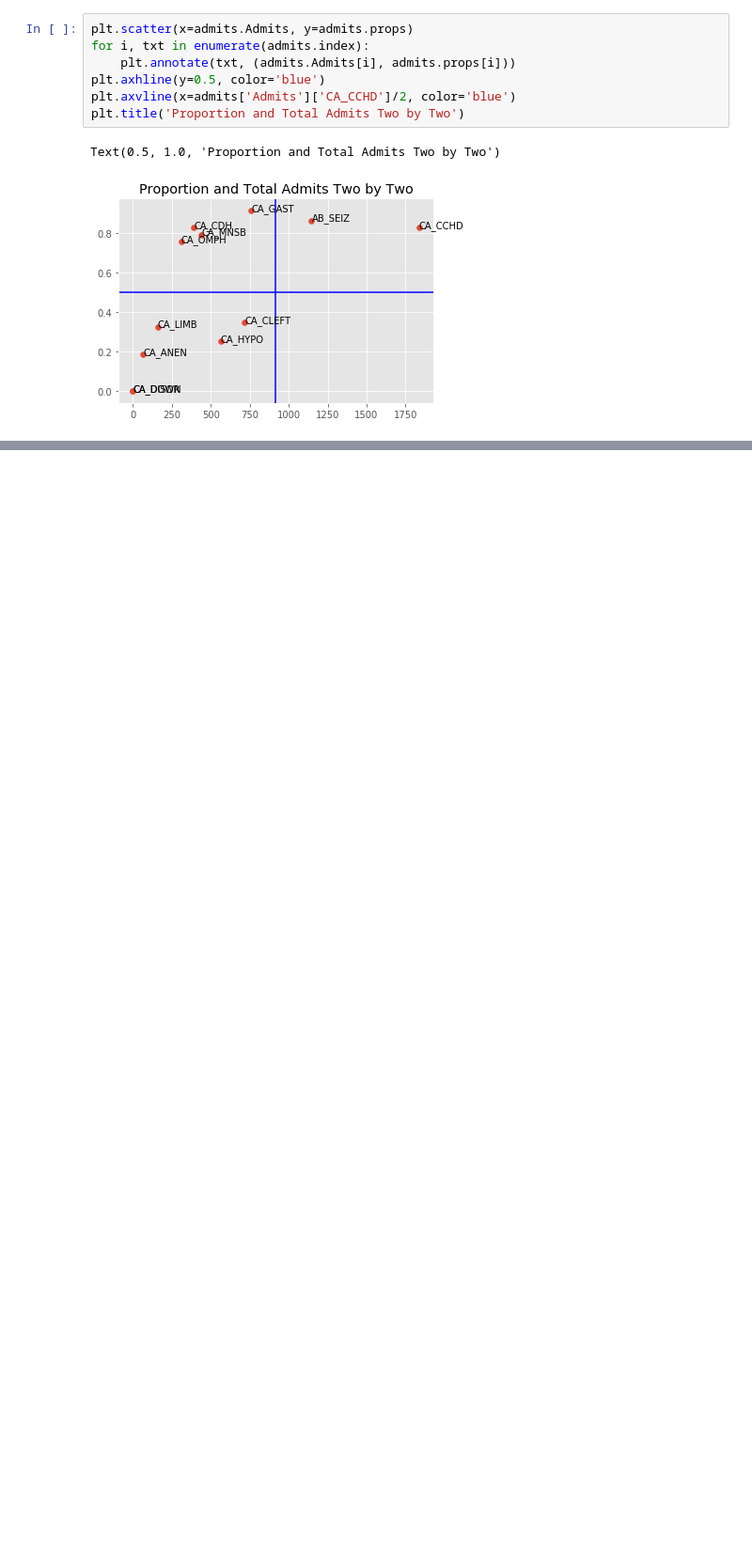
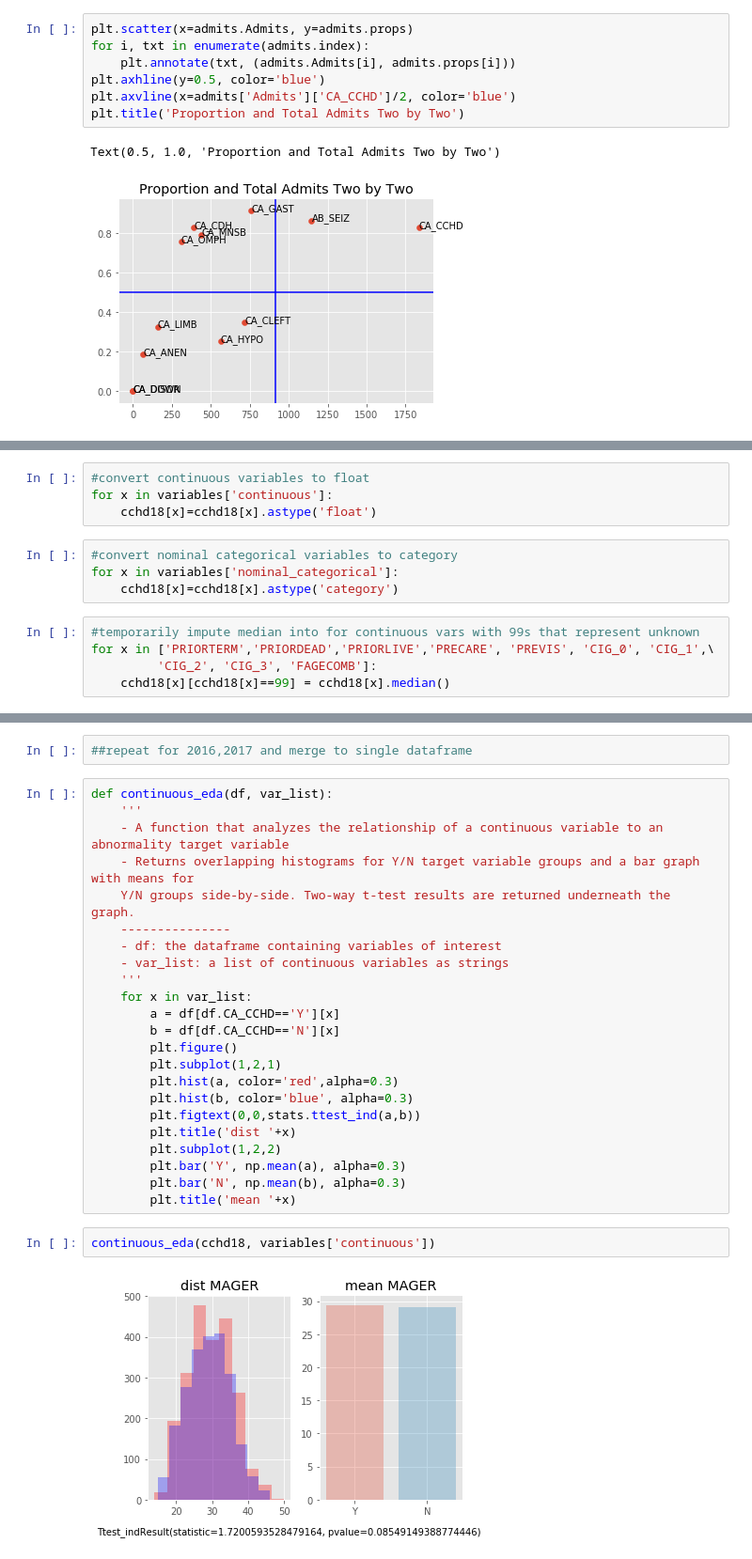
Before and after one commit to AronBerke/CDC_Natality_Analysis, a Jupyter notebook: Aron/SQL_Connection_and_Initial_Analysis.ipynb, the cells around one changed output, grey strips where cells are left out. Shown at 94% size. Drawn from its saved outputs; the diff is of its cells as text; blank space fills up the shorter version.

Commit message:
updated EDA for cchd

```diff
--- a/Aron/SQL_Connection_and_Initial_Analysis.ipynb
+++ b/Aron/SQL_Connection_and_Initial_Analysis.ipynb
@@ -96,0 +156,13 @@ Text(0.5, 1.0, 'Proportion and Total Admits Two by Two')
+# %%
+#convert continuous variables to float
+for x in variables['continuous']:
+    cchd18[x]=cchd18[x].astype('float')
+# %%
+#convert nominal categorical variables to category
+for x in variables['nominal_categorical']:
+    cchd18[x]=cchd18[x].astype('category')
+# %%
+#temporarily impute median into for continuous vars with 99s that represent unknown
+for x in ['PRIORTERM','PRIORDEAD','PRIORLIVE','PRECARE', 'PREVIS', 'CIG_0', 'CIG_1',\
+         'CIG_2', 'CIG_3', 'FAGECOMB']:
+    cchd18[x][cchd18[x]==99] = cchd18[x].median()
@@ -96,0 +174,29 @@ Text(0.5, 1.0, 'Proportion and Total Admits Two by Two')
+# %%
+##repeat for 2016,2017 and merge to single dataframe
+# %%
+def continuous_eda(df, var_list):
+    '''
+    - A function that analyzes the relationship of a continuous variable to an abnormality target variable
+    - Returns overlapping histograms for Y/N target variable groups and a bar graph with means for
+    Y/N groups side-by-side. Two-way t-test results are returned underneath the graph.
+    ---------------
+    - df: the dataframe containing variables of interest
+    - var_list: a list of continuous variables as strings
+    '''
+    for x in var_list:
+        a = df[df.CA_CCHD=='Y'][x]
+        b = df[df.CA_CCHD=='N'][x]
+        plt.figure()
+        plt.subplot(1,2,1)
+        plt.hist(a, color='red',alpha=0.3)
+        plt.hist(b, color='blue', alpha=0.3)
+        plt.figtext(0,0,stats.ttest_ind(a,b))
+        plt.title('dist '+x)
+        plt.subplot(1,2,2)
+        plt.bar('Y', np.mean(a), alpha=0.3)
+        plt.bar('N', np.mean(b), alpha=0.3)
+        plt.title('mean '+x)
+# %%
+continuous_eda(cchd18, variables['continuous'])
+# %% [output]
+[figure, added]
```
Also changed, not shown: parts of 15 cells of this notebook, 2 other files.
